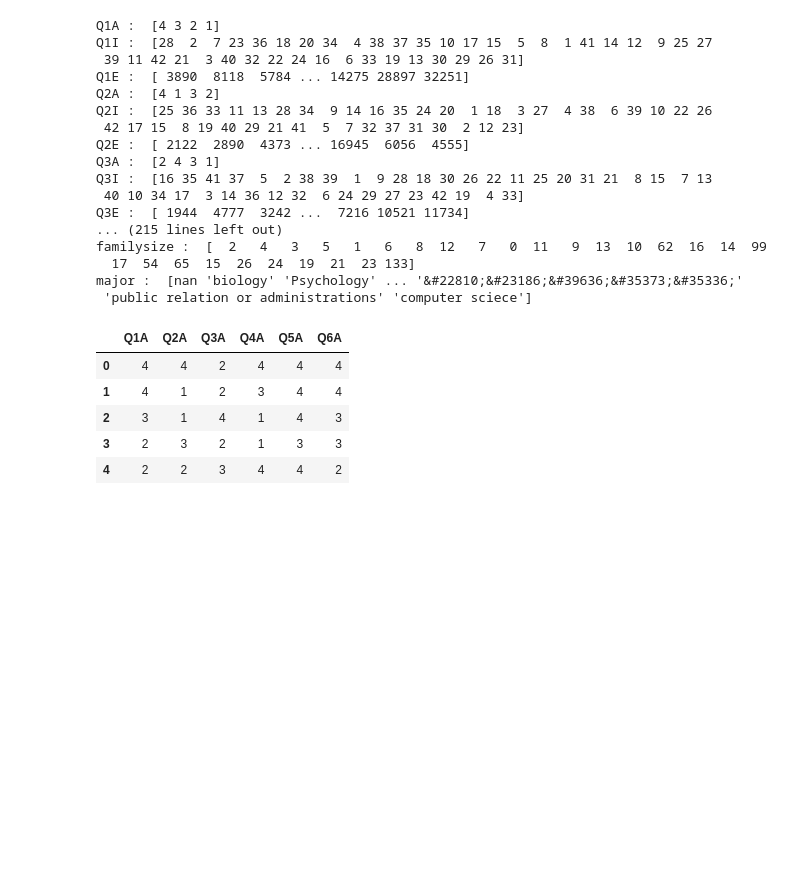
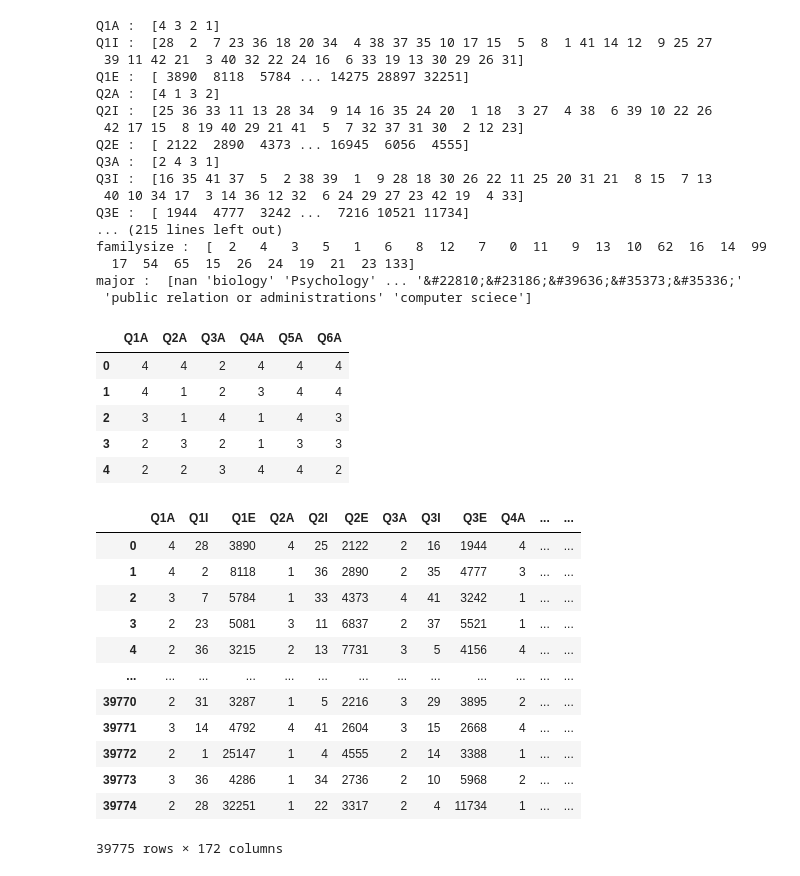
Before and after one commit to ZoeBerling/Stats2, a Jupyter notebook: croncron/workingOnStuff1.ipynb, the cells around one changed output. Cells and saved outputs as stored; diff of their text form; code cells hidden in the pictures; blank space fills up the shorter version.

```diff
--- a/croncron/workingOnStuff1.ipynb
+++ b/croncron/workingOnStuff1.ipynb
@@ -64,3 +64,21 @@ df2.to_csv('sampleData.csv', index=False)
 | 2 | 3 | 1 | 4 | 1 | 4 | 3 |
 | 3 | 2 | 3 | 2 | 1 | 3 | 3 |
 | 4 | 2 | 2 | 3 | 4 | 4 | 2 |
+# %%
+df_base = df[['Q1A', 'Q2A', 'Q3A', 'Q4A', 'Q5A', 'Q6A', 'Q7A', 'Q8A', 'Q9A', 'Q10A', 'Q11A', 'Q12A', 'Q13A', 'Q14A', 'Q15A', 'Q16A', 'Q17A', 'Q18A', 'Q19A', 'Q20A', 'Q21A', 'Q22A', 'Q23A', 'Q24A', 'Q25A', 'Q26A', 'Q27A', 'Q28A', 'Q29A', 'Q30A', 'Q31A', 'Q32A', 'Q33A', 'Q34A', 'Q35A', 'Q36A', 'Q37A', 'Q38A', 'Q39A', 'Q40A', 'Q41A', 'Q42A']]
+
+display(df)
+# %% [output]
+|  | Q1A | Q1I | Q1E | Q2A | Q2I | Q2E | Q3A | Q3I | Q3E | Q4A | ... | ... |
+| 0 | 4 | 28 | 3890 | 4 | 25 | 2122 | 2 | 16 | 1944 | 4 | ... | ... |
+| 1 | 4 | 2 | 8118 | 1 | 36 | 2890 | 2 | 35 | 4777 | 3 | ... | ... |
+| 2 | 3 | 7 | 5784 | 1 | 33 | 4373 | 4 | 41 | 3242 | 1 | ... | ... |
+| 3 | 2 | 23 | 5081 | 3 | 11 | 6837 | 2 | 37 | 5521 | 1 | ... | ... |
+| 4 | 2 | 36 | 3215 | 2 | 13 | 7731 | 3 | 5 | 4156 | 4 | ... | ... |
+| ... | ... | ... | ... | ... | ... | ... | ... | ... | ... | ... | ... | ... |
+| 39770 | 2 | 31 | 3287 | 1 | 5 | 2216 | 3 | 29 | 3895 | 2 | ... | ... |
+| 39771 | 3 | 14 | 4792 | 4 | 41 | 2604 | 3 | 15 | 2668 | 4 | ... | ... |
+| 39772 | 2 | 1 | 25147 | 1 | 4 | 4555 | 2 | 14 | 3388 | 1 | ... | ... |
+| 39773 | 3 | 36 | 4286 | 1 | 34 | 2736 | 2 | 10 | 5968 | 2 | ... | ... |
+| 39774 | 2 | 28 | 32251 | 1 | 22 | 3317 | 2 | 4 | 11734 | 1 | ... | ... |
+39775 rows × 172 columns
```
Also changed, not shown: 1 other file.
